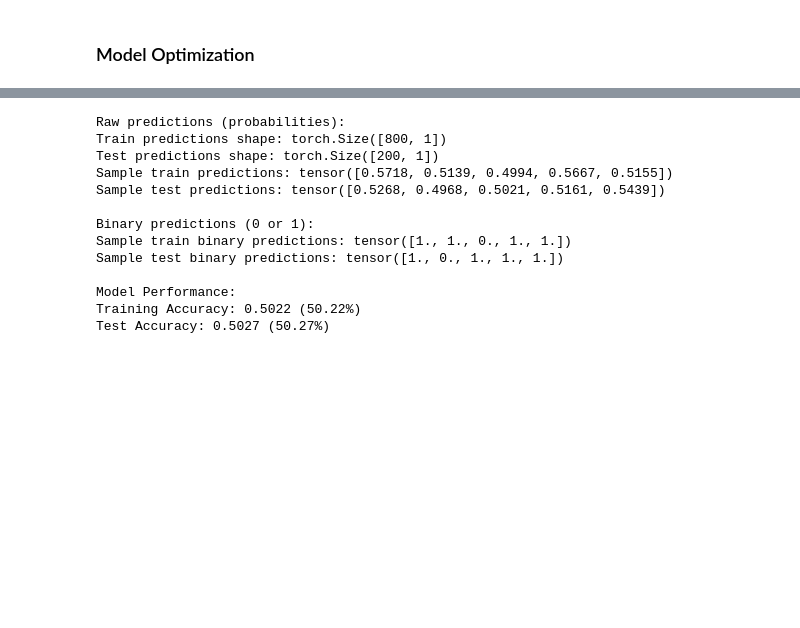
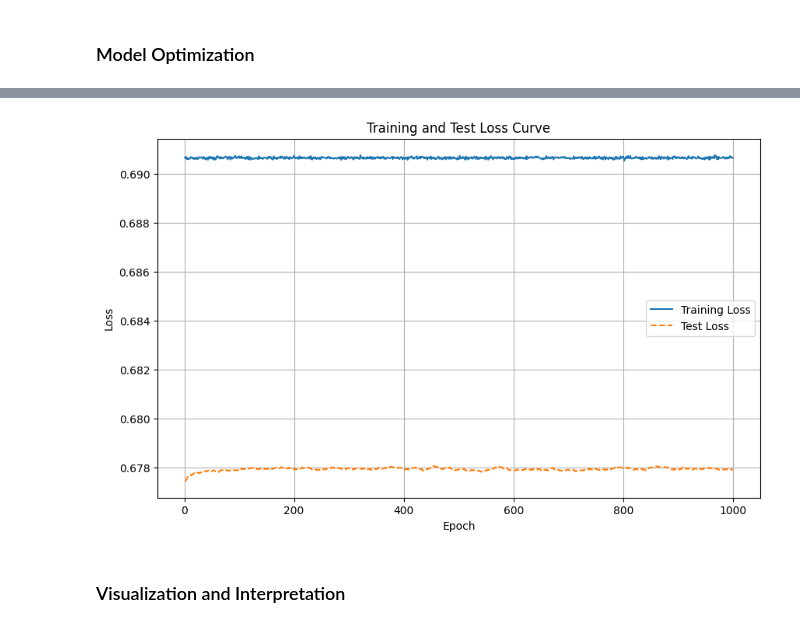
Before and after one commit to AjBorbzz/DataScience_AI_ML, a Jupyter notebook: PyTorch/IBM_Pytorch/project/league_of_legends_pytorch.ipynb, the cells around one changed output, grey strips where cells are left out. Drawn from its saved outputs; the diff is of its cells as text; code cells hidden in the pictures; blank space fills up the shorter version.

```diff
--- a/PyTorch/IBM_Pytorch/project/league_of_legends_pytorch.ipynb
+++ b/PyTorch/IBM_Pytorch/project/league_of_legends_pytorch.ipynb
@@ -246,16 +297,17 @@ Epoch [1000/1000], Train Loss: 0.6954, Test Loss: 0.6811
-# %%
-evaluate()
-# %% [output]
-Raw predictions (probabilities):
-Train predictions shape: torch.Size([800, 1])
-Test predictions shape: torch.Size([200, 1])
-Sample train predictions: tensor([0.5718, 0.5139, 0.4994, 0.5667, 0.5155])
-Sample test predictions: tensor([0.5268, 0.4968, 0.5021, 0.5161, 0.5439])
-
-Binary predictions (0 or 1):
-Sample train binary predictions: tensor([1., 1., 0., 1., 1.])
-Sample test binary predictions: tensor([1., 0., 1., 1., 1.])
-
-Model Performance:
-Training Accuracy: 0.5022 (50.22%)
-Test Accuracy: 0.5027 (50.27%)
+# %%
+import matplotlib.pyplot as plt
+
+# Plot the loss curves
+plt.figure(figsize=(10, 6))
+plt.plot(range(1, epochs + 1), train_losses, label='Training Loss')
+plt.plot(range(1, epochs + 1), test_losses, label='Test Loss', linestyle='--')
+plt.xlabel('Epoch')
+plt.ylabel('Loss')
+plt.title('Training and Test Loss Curve')
+plt.legend()
+plt.grid(True)
+plt.show()
+# %% [output]
+[figure, added]
+# %% [markdown]
+### Visualization and Interpretation
```
Also changed, not shown: parts of 15 cells of this notebook, 1 other file.
